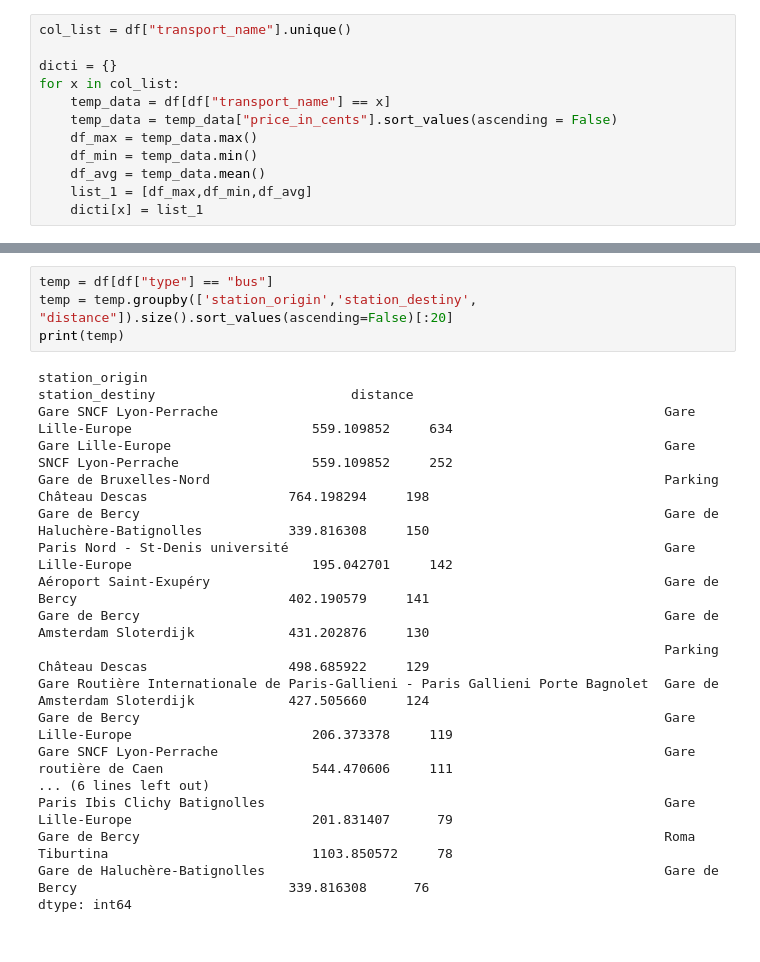
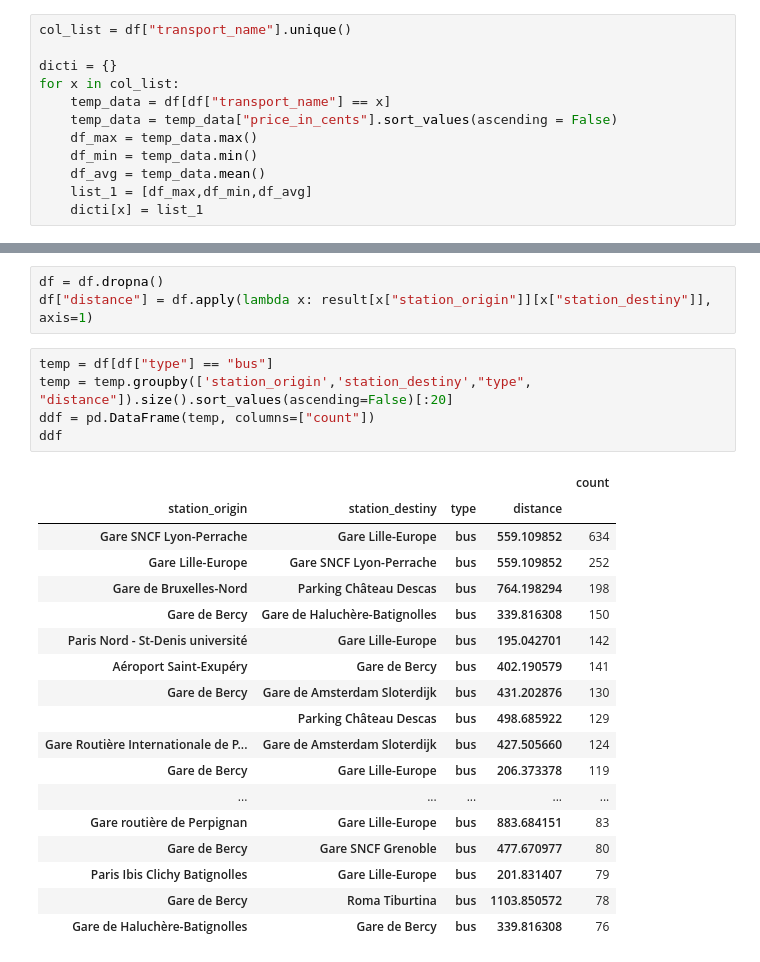
Before and after one commit to Pramod-Kumar808/EDA, a Jupyter notebook: EDA.ipynb, the cells around one changed output, grey strips where cells are left out. Cells and saved outputs as stored; diff of their text form.

```diff
--- a/EDA.ipynb
+++ b/EDA.ipynb
@@ -177,24 +176,29 @@ array(['bus', 'train'], dtype=object)
+# %%
+df = df.dropna()
+df["distance"] = df.apply(lambda x: result[x["station_origin"]][x["station_destiny"]], axis=1)
 # %%
 temp = df[df["type"] == "bus"]
-temp = temp.groupby(['station_origin','station_destiny', "distance"]).size().sort_values(ascending=False)[:20]
-print(temp)
+temp = temp.groupby(['station_origin','station_destiny',"type", "distance"]).size().sort_values(ascending=False)[:20]
+ddf = pd.DataFrame(temp, columns=["count"])
+ddf
 # %% [output]
-station_origin                                                                  station_destiny                         distance
-Gare SNCF Lyon-Perrache                                                         Gare Lille-Europe                       559.109852     634
-Gare Lille-Europe                                                               Gare SNCF Lyon-Perrache                 559.109852     252
-Gare de Bruxelles-Nord                                                          Parking Château Descas                  764.198294     198
-Gare de Bercy                                                                   Gare de Haluchère-Batignolles           339.816308     150
-Paris Nord - St-Denis université                                                Gare Lille-Europe                       195.042701     142
-Aéroport Saint-Exupéry                                                          Gare de Bercy                           402.190579     141
-Gare de Bercy                                                                   Gare de Amsterdam Sloterdijk            431.202876     130
-                                                                                Parking Château Descas                  498.685922     129
-Gare Routière Internationale de Paris-Gallieni - Paris Gallieni Porte Bagnolet  Gare de Amsterdam Sloterdijk            427.505660     124
-Gare de Bercy                                                                   Gare Lille-Europe                       206.373378     119
-Gare SNCF Lyon-Perrache                                                         Gare routière de Caen                   544.470606     111
-... (6 lines left out)
-Paris Ibis Clichy Batignolles                                                   Gare Lille-Europe                       201.831407      79
-Gare de Bercy                                                                   Roma Tiburtina                          1103.850572     78
-Gare de Haluchère-Batignolles                                                   Gare de Bercy                           339.816308      76
-dtype: int64
+|  |  |  |  | count |
+| station_origin | station_destiny | type | distance |  |
+| Gare SNCF Lyon-Perrache | Gare Lille-Europe | bus | 559.109852 | 634 |
+| Gare Lille-Europe | Gare SNCF Lyon-Perrache | bus | 559.109852 | 252 |
+| Gare de Bruxelles-Nord | Parking Château Descas | bus | 764.198294 | 198 |
+| Gare de Bercy | Gare de Haluchère-Batignolles | bus | 339.816308 | 150 |
+| Paris Nord - St-Denis université | Gare Lille-Europe | bus | 195.042701 | 142 |
+| Aéroport Saint-Exupéry | Gare de Bercy | bus | 402.190579 | 141 |
+| Gare de Bercy | Gare de Amsterdam Sloterdijk | bus | 431.202876 | 130 |
+|  | Parking Château Descas | bus | 498.685922 | 129 |
+| Gare Routière Internationale de P... | Gare de Amsterdam Sloterdijk | bus | 427.505660 | 124 |
+| Gare de Bercy | Gare Lille-Europe | bus | 206.373378 | 119 |
+| ... | ... | ... | ... | ... |
+| Gare routière de Perpignan | Gare Lille-Europe | bus | 883.684151 | 83 |
+| Gare de Bercy | Gare SNCF Grenoble | bus | 477.670977 | 80 |
+| Paris Ibis Clichy Batignolles | Gare Lille-Europe | bus | 201.831407 | 79 |
+| Gare de Bercy | Roma Tiburtina | bus | 1103.850572 | 78 |
+| Gare de Haluchère-Batignolles | Gare de Bercy | bus | 339.816308 | 76 |
 # %%
 temp = df[df["type"] == "train"]
```
Also changed, not shown: parts of 7 cells of this notebook, 1 other file.
